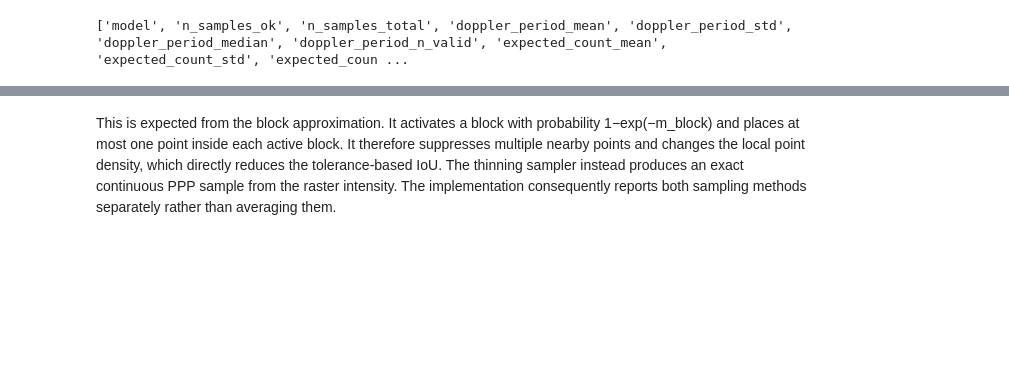
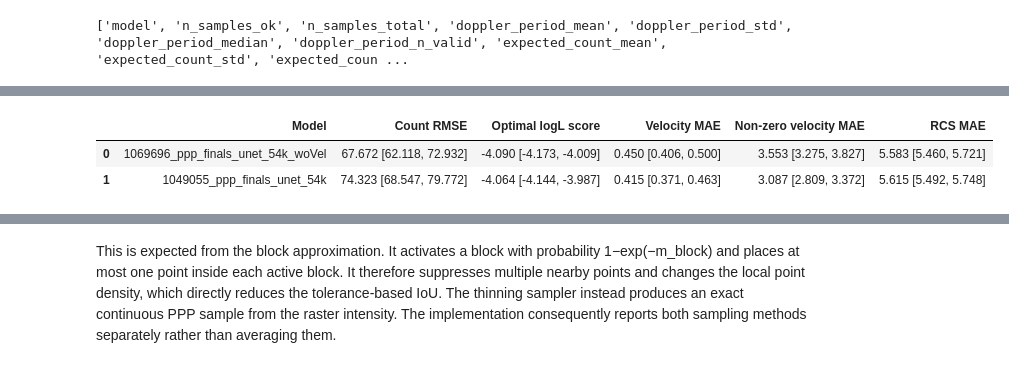
Before and after one commit to fragenabhaken-ux/CMPPP_Radar_MMSegmentation, a Jupyter notebook: ppp_cartesian_bev_metric_eval/compare_bev_models.ipynb, the cells around one changed output, grey strips where cells are left out. Saved outputs shown, nothing was run; the diff lists cells and outputs as text; code cells hidden in the pictures; blank space fills up the shorter version.

```diff
--- a/ppp_cartesian_bev_metric_eval/compare_bev_models.ipynb
+++ b/ppp_cartesian_bev_metric_eval/compare_bev_models.ipynb
@@ -123,0 +151,85 @@ df_summary[selected_metrics].sort_values(by="count_rmse", ascending=True).head(1
+# %%
+import pandas as pd
+
+ppp_metrics = [
+    "count_rmse",
+    "likelihood_optimal_score_mean",
+    "velocity_mae_global",
+    "velocity_nonzero_mae_global",
+    "rcs_mae_global",
+]
+
+ppp_metric_labels = {
+    "count_rmse": "Count RMSE",
+    "likelihood_optimal_score_mean": "Optimal logL score",
+    "velocity_mae_global": "Velocity MAE",
+    "velocity_nonzero_mae_global": "Non-zero velocity MAE",
+    "rcs_mae_global": "RCS MAE",
+}
+
+
+def format_estimate_with_ci(
+    estimate: float,
+    ci_low: float,
+    ci_high: float,
+    decimals: int = 3,
+) -> str:
+    if pd.isna(estimate):
+        return "—"
+
+    if pd.isna(ci_low) or pd.isna(ci_high):
+        return f"{estimate:.{decimals}f}"
+
+    return (
+        f"{estimate:.{decimals}f} "
+        f"[{ci_low:.{decimals}f}, {ci_high:.{decimals}f}]"
+    )
+
+
+ppp_table = df_summary[
+    [
+        "model",
+        *ppp_metrics,
+        *[
+            column
+            for metric in ppp_metrics
+            for column in (
+                f"{metric}_ci95_low",
+                f"{metric}_ci95_high",
+            )
+        ],
+    ]
+].copy()
+
+# Sort before replacing numeric values by formatted strings.
+ppp_table = ppp_table.sort_values(
+    by="count_rmse",
+    ascending=True,
+).reset_index(drop=True)
+
+for metric in ppp_metrics:
+    ppp_table[metric] = ppp_table.apply(
+        lambda row: format_estimate_with_ci(
+            estimate=row[metric],
+            ci_low=row[f"{metric}_ci95_low"],
+            ci_high=row[f"{metric}_ci95_high"],
+            decimals=3,
+        ),
+        axis=1,
+    )
+
+# Remove the now-redundant separate CI columns.
+ppp_table = ppp_table[
+    ["model", *ppp_metrics]
+].rename(
+    columns={
+        "model": "Model",
+        **ppp_metric_labels,
+    }
+)
+
+ppp_table
+# %% [output]
+|  | Model | Count RMSE | Optimal logL score | Velocity MAE | Non-zero velocity MAE | RCS MAE |
+| 0 | 1069696_ppp_finals_unet_54k_woVel | 67.672 [62.118, 72.932] | -4.090 [-4.173, -4.009] | 0.450 [0.406, 0.500] | 3.553 [3.275, 3.827] | 5.583 [5.460, 5.721] |
+| 1 | 1049055_ppp_finals_unet_54k | 74.323 [68.547, 79.772] | -4.064 [-4.144, -3.987] | 0.415 [0.371, 0.463] | 3.087 [2.809, 3.372] | 5.615 [5.492, 5.748] |
```
Also changed, not shown: parts of 12 cells of this notebook, 22 other files.
